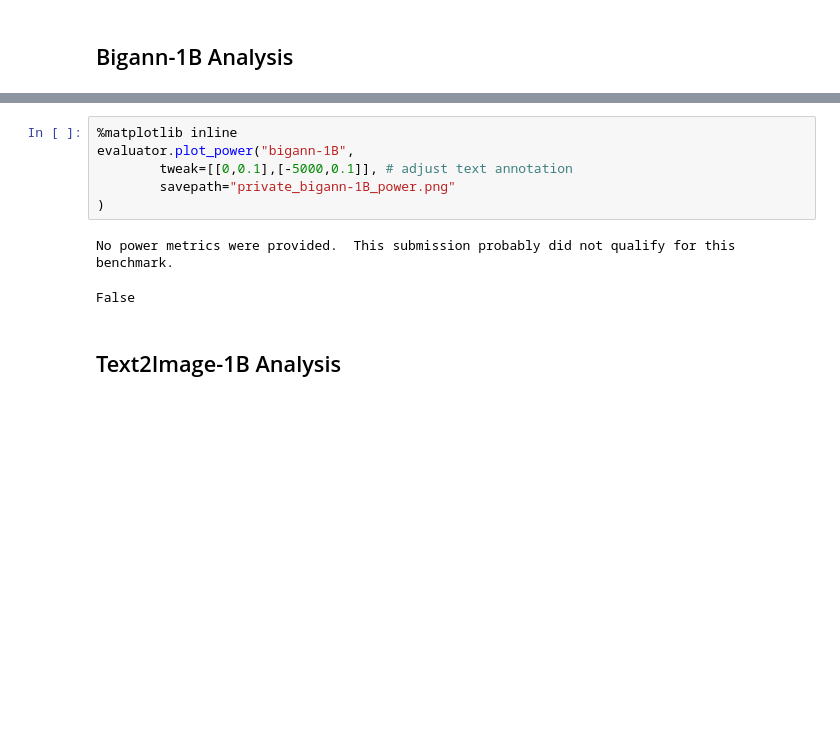
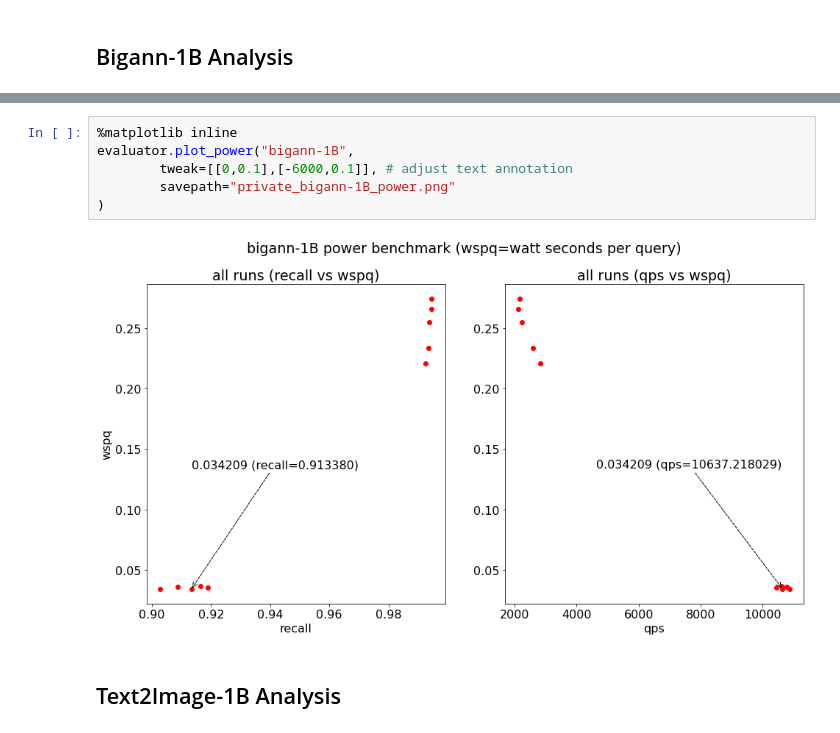
Before and after one commit to harsha-simhadri/big-ann-benchmarks, a Jupyter notebook: t3/eval_2021/gemini/EvalPrivate.ipynb, the cells around one changed output, grey strips where cells are left out. Saved outputs shown, nothing was run; the diff lists cells and outputs as text; blank space fills up the shorter version.

Commit message:
gemini with power

```diff
--- a/t3/eval_2021/gemini/EvalPrivate.ipynb
+++ b/t3/eval_2021/gemini/EvalPrivate.ipynb
@@ -74,12 +74,11 @@ evaluator.plot_throughput("bigann-1B",
 # %%
 %matplotlib inline
 evaluator.plot_power("bigann-1B",
-        tweak=[[0,0.1],[-5000,0.1]], # adjust text annotation
+        tweak=[[0,0.1],[-6000,0.1]], # adjust text annotation
         savepath="private_bigann-1B_power.png"
 )
 # %% [output]
-No power metrics were provided.  This submission probably did not qualify for this benchmark.
-False
+[figure, added]
 # %% [markdown]
 ## Text2Image-1B Analysis
 # %%
```
Also changed, not shown: parts of 11 cells of this notebook, 18 other files.
